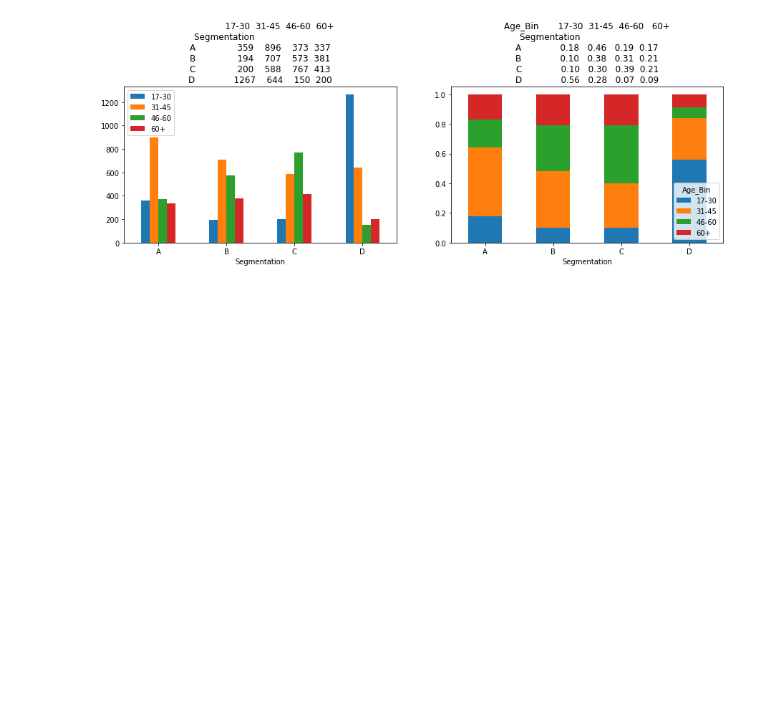
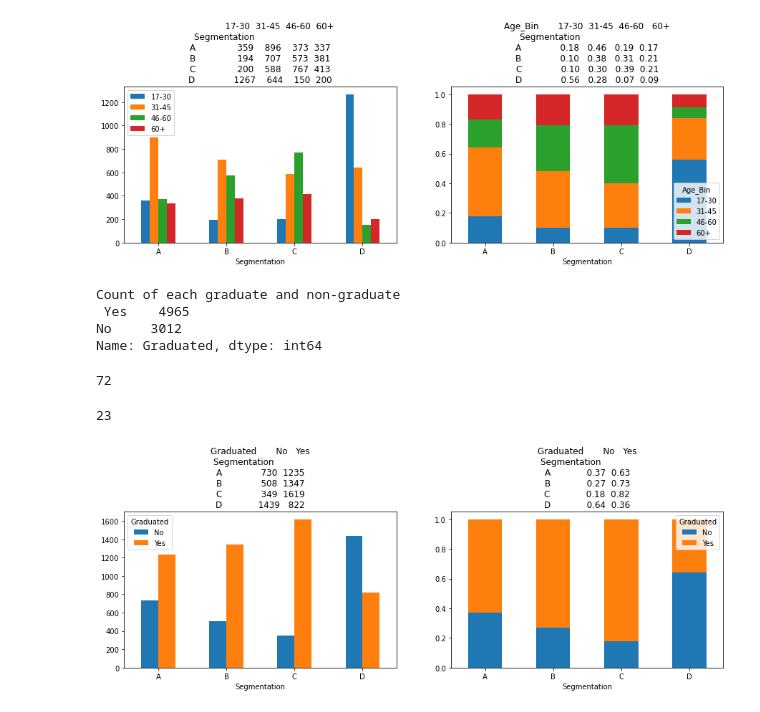
Before and after one commit to Research-Group-CDAP/ML_Assignment2_IT19132310_IT19139036_IT19120980_IT19104218, a Jupyter notebook: model.ipynb, the cells around one changed output. Drawn from its saved outputs; the diff is of its cells as text; code cells hidden in the pictures; blank space fills up the shorter version.

Commit message:
visualizing and preprocessing the gaduated variable

```diff
--- a/model.ipynb
+++ b/model.ipynb
@@ -464,3 +464,32 @@ ax[1].set_title(str(ax2))
 plt.show()
 # %% [output]
 [figure]
+# %%
+print('Count of each graduate and non-graduate\n',df_train.Graduated.value_counts())
+# %% [output]
+Count of each graduate and non-graduate
+ Yes    4965
+No     3012
+Name: Graduated, dtype: int64
+# %%
+
+# Checking the count of missing values
+df_train.Graduated.isnull().sum()
+# %% [output]
+72
+# %%
+
+# Filling the missing values w.r.t other attributes underlying pattern
+df_train.loc[ (pd.isnull(df_train["Graduated"])) & (df_train['Spending_Score'] == 'Average'),"Graduated"] = 'Yes'
+df_train.loc[ (pd.isnull(df_train["Graduated"])) & (df_train['Profession'] == 'Artist'),"Graduated"] = 'Yes'
+df_train.loc[ (pd.isnull(df_train["Graduated"])) & (df_train['Age'] > 49),"Graduated"] = 'Yes'
+df_train.loc[ (pd.isnull(df_train["Graduated"])) & (df_train['Var_1'] == 'Cat_4'),"Graduated"] = 'No'
+df_train.loc[ (pd.isnull(df_train["Graduated"])) & (df_train['Ever_Married'] == 'Yes'),"Graduated"] = 'Yes'
+
+# Replacing remaining NaN with previous values
+df_train['Graduated'] = df_train['Graduated'].fillna(method='pad')
+# %%
+# Checking the count of missing values
+df_test.Graduated.isnull().sum()
+# %% [output]
+23
@@ -466,0 +506,21 @@ plt.show()
+# %%
+# Counting graduate and non-graduate in each segment
+ax1 = df_train.groupby(["Segmentation"])["Graduated"].value_counts().unstack().round(3)
+
+# Percentage of graduate and non-graduate in each segment
+ax2 = df_train.pivot_table(columns='Graduated',index='Segmentation',values='ID',aggfunc='count')
+ax2 = ax2.div(ax2.sum(axis=1), axis = 0).round(2)
+
+#count plot
+fig, ax = plt.subplots(1,2)
+ax1.plot(kind="bar",ax = ax[0],figsize = (15,4))
+ax[0].set_xticklabels(labels = ['A','B','C','D'],rotation = 0)
+ax[0].set_title(str(ax1))
+
+#stacked bars
+ax2.plot(kind="bar",stacked = True,ax = ax[1],figsize = (15,4))
+ax[1].set_xticklabels(labels = ['A','B','C','D'],rotation = 0)
+ax[1].set_title(str(ax2))
+plt.show()
+# %% [output]
+[figure, added]
```
Also changed, not shown: parts of 3 cells of this notebook.
